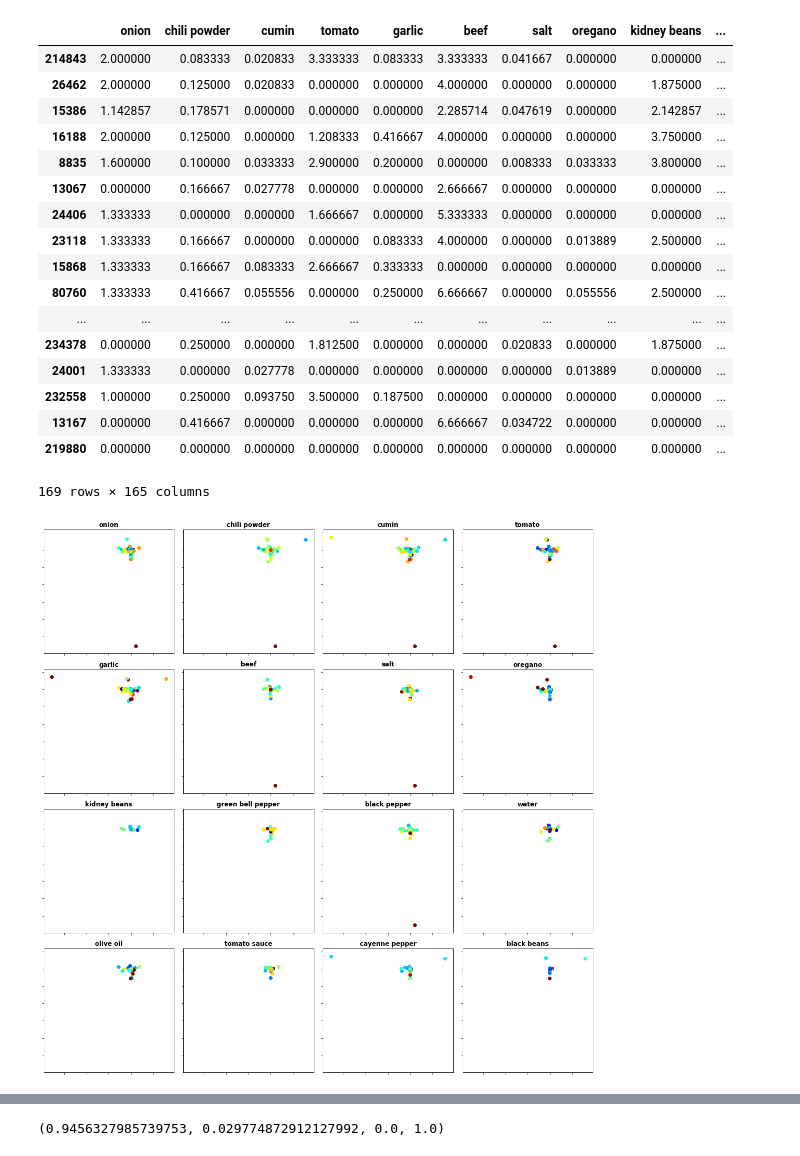
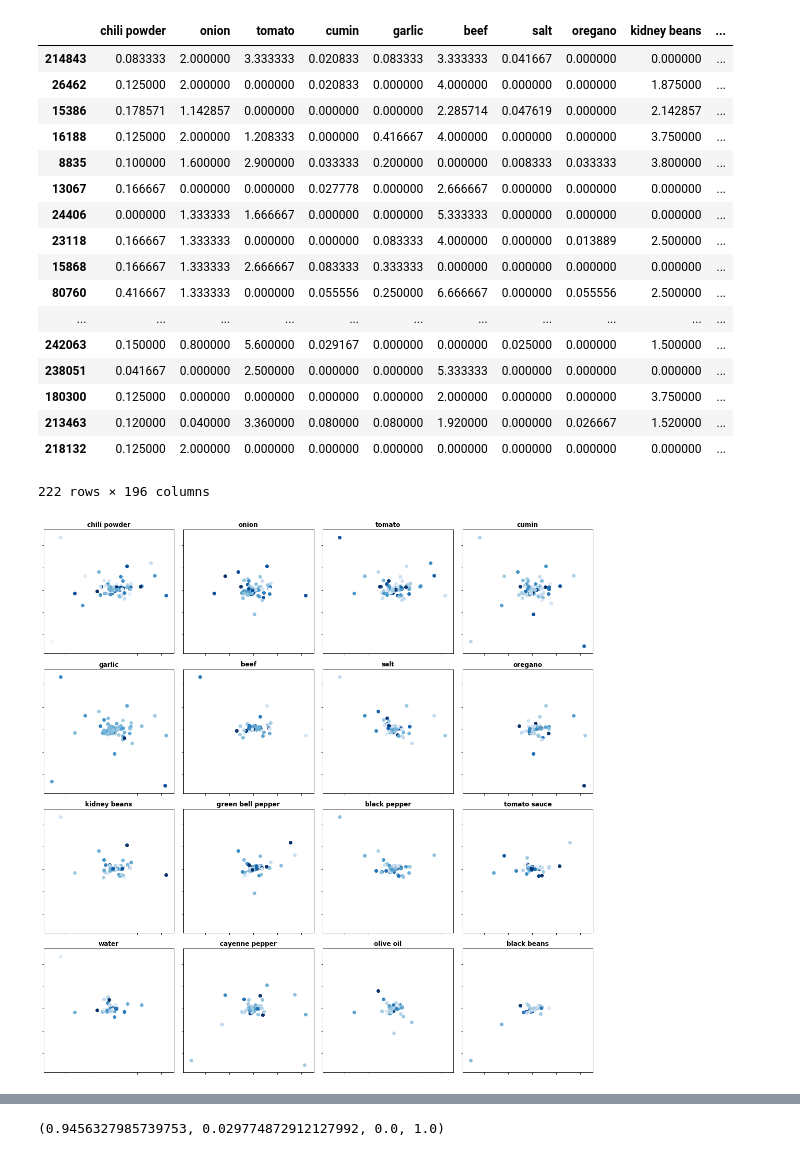
Before and after one commit to alexanderheilman/recipe-vectorizer, a Jupyter notebook: notebooks/recipe-autoencoder.ipynb, the cells around one changed output, grey strips where cells are left out. Cells and saved outputs as stored; diff of their text form; code cells hidden in the pictures.

Commit message:
Progress on autoencoder. Modifications to ingredient parsing script to merge similar and/or identical ingredients.

```diff
--- a/notebooks/recipe-autoencoder.ipynb
+++ b/notebooks/recipe-autoencoder.ipynb
@@ -47,0 +83,3 @@ Number of common ingredients : 165
+# %%
+i = np.argmax(actual)
+outlier = recipes_coll.find_one({'id':recipe_ids[i]})
@@ -48,45 +93,59 @@ Number of common ingredients : 165
 # %%
 chili_df = pd.DataFrame(columns=common_ingredients, index=recipe_ids).fillna(0)
+unknown_servings = []
 for recipe in chili_recipes:
     idx = recipe['id']
+    servings = recipe['directions']['servings']
+    if not servings:
+        unknown_servings.append(recipe)
+        print('Servings missing')
+        continue
+    for item in recipe['ingredients']:
+        ing = item['ingredient']
+        qty = item['normalized_qty']
+        if ing in chili_df.columns:
+            #print(ing, qty, servings)
+            chili_df.loc[idx, ing] = qty / servings
+# Determine approx servings for recipes where it is not specified
+for recipe in unknown_servings:
+    servings = _approximate_servings(recipe, chili_df)
+    recipe['directions']['servings'] = servings
+# Apply approx servings to recipes and insert data into dataframe
+for recipe in unknown_servings:
     servings = recipe['directions']['servings']
     for item in recipe['ingredients']:
         ing = item['ingredient']
         qty = item['normalized_qty']
         if ing in chili_df.columns:
-            chili_df.loc[idx, ing] = qty / servings if servings else qty
+            chili_df.loc[idx, ing] = qty / servings
 chili_df
 # %% [output]
-|  | onion | chili powder | cumin | tomato | garlic | beef | salt | oregano | kidney beans | ... |
-| 214843 | 2.000000 | 0.083333 | 0.020833 | 3.333333 | 0.083333 | 3.333333 | 0.041667 | 0.000000 | 0.000000 | ... |
-| 26462 | 2.000000 | 0.125000 | 0.020833 | 0.000000 | 0.000000 | 4.000000 | 0.000000 | 0.000000 | 1.875000 | ... |
-| 15386 | 1.142857 | 0.178571 | 0.000000 | 0.000000 | 0.000000 | 2.285714 | 0.047619 | 0.000000 | 2.142857 | ... |
-| 16188 | 2.000000 | 0.125000 | 0.000000 | 1.208333 | 0.416667 | 4.000000 | 0.000000 | 0.000000 | 3.750000 | ... |
-| 8835 | 1.600000 | 0.100000 | 0.033333 | 2.900000 | 0.200000 | 0.000000 | 0.008333 | 0.033333 | 3.800000 | ... |
-| 13067 | 0.000000 | 0.166667 | 0.027778 | 0.000000 | 0.000000 | 2.666667 | 0.000000 | 0.000000 | 0.000000 | ... |
-| 24406 | 1.333333 | 0.000000 | 0.000000 | 1.666667 | 0.000000 | 5.333333 | 0.000000 | 0.000000 | 0.000000 | ... |
-| 23118 | 1.333333 | 0.166667 | 0.000000 | 0.000000 | 0.083333 | 4.000000 | 0.000000 | 0.013889 | 2.500000 | ... |
-| 15868 | 1.333333 | 0.166667 | 0.083333 | 2.666667 | 0.333333 | 0.000000 | 0.000000 | 0.000000 | 0.000000 | ... |
-| 80760 | 1.333333 | 0.416667 | 0.055556 | 0.000000 | 0.250000 | 6.666667 | 0.000000 | 0.055556 | 2.500000 | ... |
+|  | chili powder | onion | tomato | cumin | garlic | beef | salt | oregano | kidney beans | ... |
+| 214843 | 0.083333 | 2.000000 | 3.333333 | 0.020833 | 0.083333 | 3.333333 | 0.041667 | 0.000000 | 0.000000 | ... |
+| 26462 | 0.125000 | 2.000000 | 0.000000 | 0.020833 | 0.000000 | 4.000000 | 0.000000 | 0.000000 | 1.875000 | ... |
+| 15386 | 0.178571 | 1.142857 | 0.000000 | 0.000000 | 0.000000 | 2.285714 | 0.047619 | 0.000000 | 2.142857 | ... |
+| 16188 | 0.125000 | 2.000000 | 1.208333 | 0.000000 | 0.416667 | 4.000000 | 0.000000 | 0.000000 | 3.750000 | ... |
+| 8835 | 0.100000 | 1.600000 | 2.900000 | 0.033333 | 0.200000 | 0.000000 | 0.008333 | 0.033333 | 3.800000 | ... |
+| 13067 | 0.166667 | 0.000000 | 0.000000 | 0.027778 | 0.000000 | 2.666667 | 0.000000 | 0.000000 | 0.000000 | ... |
+| 24406 | 0.000000 | 1.333333 | 1.666667 | 0.000000 | 0.000000 | 5.333333 | 0.000000 | 0.000000 | 0.000000 | ... |
+| 23118 | 0.166667 | 1.333333 | 0.000000 | 0.000000 | 0.083333 | 4.000000 | 0.000000 | 0.013889 | 2.500000 | ... |
+| 15868 | 0.166667 | 1.333333 | 2.666667 | 0.083333 | 0.333333 | 0.000000 | 0.000000 | 0.000000 | 0.000000 | ... |
+| 80760 | 0.416667 | 1.333333 | 0.000000 | 0.055556 | 0.250000 | 6.666667 | 0.000000 | 0.055556 | 2.500000 | ... |
 | ... | ... | ... | ... | ... | ... | ... | ... | ... | ... | ... |
-| 234378 | 0.000000 | 0.250000 | 0.000000 | 1.812500 | 0.000000 | 0.000000 | 0.020833 | 0.000000 | 1.875000 | ... |
-| 24001 | 1.333333 | 0.000000 | 0.027778 | 0.000000 | 0.000000 | 0.000000 | 0.000000 | 0.013889 | 0.000000 | ... |
-| 232558 | 1.000000 | 0.250000 | 0.093750 | 3.500000 | 0.187500 | 0.000000 | 0.000000 | 0.000000 | 0.000000 | ... |
-| 13167 | 0.000000 | 0.416667 | 0.000000 | 0.000000 | 0.000000 | 6.666667 | 0.034722 | 0.000000 | 0.000000 | ... |
-| 219880 | 0.000000 | 0.000000 | 0.000000 | 0.000000 | 0.000000 | 0.000000 | 0.000000 | 0.000000 | 0.000000 | ... |
+| 242063 | 0.150000 | 0.800000 | 5.600000 | 0.029167 | 0.000000 | 0.000000 | 0.025000 | 0.000000 | 1.500000 | ... |
+| 238051 | 0.041667 | 0.000000 | 2.500000 | 0.000000 | 0.000000 | 5.333333 | 0.000000 | 0.000000 | 0.000000 | ... |
+| 180300 | 0.125000 | 0.000000 | 0.000000 | 0.000000 | 0.000000 | 2.000000 | 0.000000 | 0.000000 | 3.750000 | ... |
+| 213463 | 0.120000 | 0.040000 | 3.360000 | 0.080000 | 0.080000 | 1.920000 | 0.000000 | 0.026667 | 1.520000 | ... |
+| 218132 | 0.125000 | 2.000000 | 0.000000 | 0.000000 | 0.000000 | 0.000000 | 0.000000 | 0.000000 | 0.000000 | ... |
-169 rows × 165 columns
+222 rows × 196 columns
 # %%
 model = Sequential()
-model.add(Dense(100,  activation='relu', input_shape=(165,)))
+model.add(Dense(20,  activation='relu', input_shape=(196,)))
+#model.add(Dense(10,  activation='relu'))
+model.add(Dense(2,    activation='linear', name="bottleneck"))
+#model.add(Dense(10,  activation='relu'))
 model.add(Dense(20,  activation='relu'))
-model.add(Dropout(rate=0.5))
-model.add(Dense(10,  activation='relu'))
-model.add(Dense(2,    activation='linear', name="bottleneck"))
-model.add(Dense(10,  activation='relu'))
-model.add(Dropout(rate=0.5))
-model.add(Dense(20,  activation='relu'))
-model.add(Dense(100,  activation='relu'))
-model.add(Dense(165,  activation='linear'))
+model.add(Dense(196,  activation='linear'))
 model.compile(loss='mean_squared_error', optimizer = 'adam')
 # %%
 X = chili_df.values
@@ -98,7 +157,7 @@ chili_scaled = (chili_df - means) / stds
 # %%
 X_scaled = chili_scaled.values
 # %%
-history = model.fit(X_scaled, X_scaled, batch_size=60, epochs=1000, verbose=None)
+history = model.fit(X_scaled, X_scaled, batch_size=60, epochs=10000, verbose=None)
 # %%
 encoder = Model(model.input, model.get_layer('bottleneck').output)
 z_enc = encoder.predict(X_scaled)  # bottleneck representation
@@ -106,24 +165,24 @@ r_enc = model.predict(X_scaled)        # reconstruction
 # %%
 encoder = Model(model.input, model.get_layer('bottleneck').output)
 z_enc = encoder.predict(X_scaled)  # bottleneck representation
 
 fig, axs = plt.subplots(4, 4,figsize=(15, 15), sharex=True, sharey=True)
 for i, ax in enumerate(axs.flatten()):
     ing = chili_df.columns[i]
     alpha= (chili_df[ing] != 0).astype(float).values
     mean_ing = np.mean(chili_df[chili_df[ing]!=0][ing])
     std_ing = np.std(chili_df[chili_df[ing]!=0][ing])
-    color = [cm.jet((val-(mean_ing)) / (3*std_ing) + 0.5) for val in chili_df[ing]]
+    color = [cm.Blues((val-(mean_ing)) / (3*std_ing) + 0.5) for val in chili_df[ing]]
     for j in range(len(z_enc)):
         z0 = z_enc[j, 0]
         z1 = z_enc[j, 1]
         ax.scatter(z0, z1, color=color[j], alpha=alpha[j])
     ax.set_title(ing, fontweight='bold')
     ax.set_yticklabels([])
     ax.set_xticklabels([])
 fig.tight_layout()
 # %% [output]
-[figure, old version]
+[figure, new version]
 # %%
 encoder = Model(model.input, model.get_layer('bottleneck').output)
 z_enc = encoder.predict(X_scaled)
```
Also changed, not shown: parts of 12 cells of this notebook, 3 other files.
